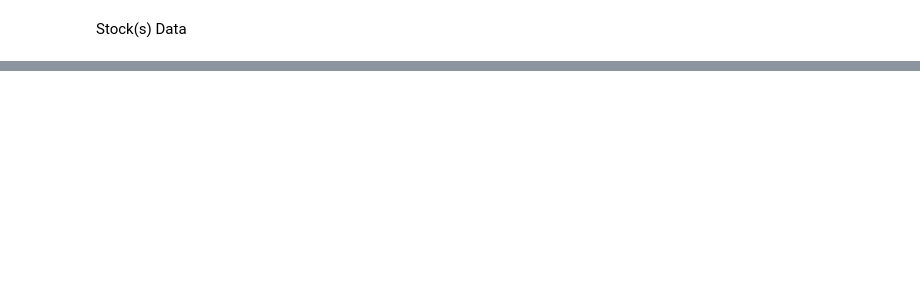
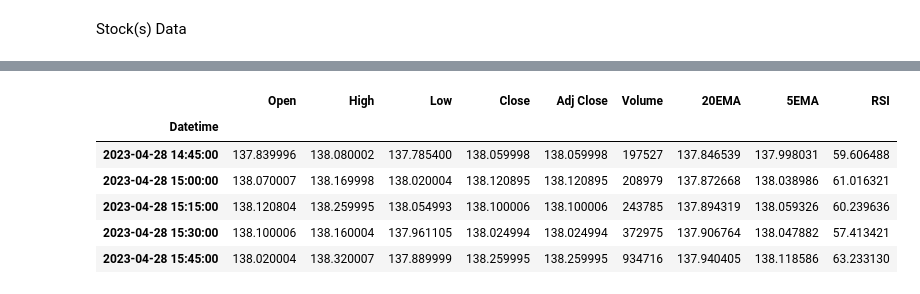
Before and after one commit to mauricefreese/Investment, a Jupyter notebook: dash.ipynb, the cells around one changed output, grey strips where cells are left out. Saved outputs shown, nothing was run; the diff lists cells and outputs as text; code cells hidden in the pictures; blank space fills up the shorter version.

```diff
--- a/dash.ipynb
+++ b/dash.ipynb
@@ -78,0 +141,10 @@ sp.tail()
+# %%
+data.tail()
+# %% [output]
+|  | Open | High | Low | Close | Adj Close | Volume | 20EMA | 5EMA | RSI |
+| Datetime |  |  |  |  |  |  |  |  |  |
+| 2023-04-28 14:45:00 | 137.839996 | 138.080002 | 137.785400 | 138.059998 | 138.059998 | 197527 | 137.846539 | 137.998031 | 59.606488 |
+| 2023-04-28 15:00:00 | 138.070007 | 138.169998 | 138.020004 | 138.120895 | 138.120895 | 208979 | 137.872668 | 138.038986 | 61.016321 |
+| 2023-04-28 15:15:00 | 138.120804 | 138.259995 | 138.054993 | 138.100006 | 138.100006 | 243785 | 137.894319 | 138.059326 | 60.239636 |
+| 2023-04-28 15:30:00 | 138.100006 | 138.160004 | 137.961105 | 138.024994 | 138.024994 | 372975 | 137.906764 | 138.047882 | 57.413421 |
+| 2023-04-28 15:45:00 | 138.020004 | 138.320007 | 137.889999 | 138.259995 | 138.259995 | 934716 | 137.940405 | 138.118586 | 63.233130 |
```
Also changed, not shown: parts of 23 cells of this notebook, 2 other files.
